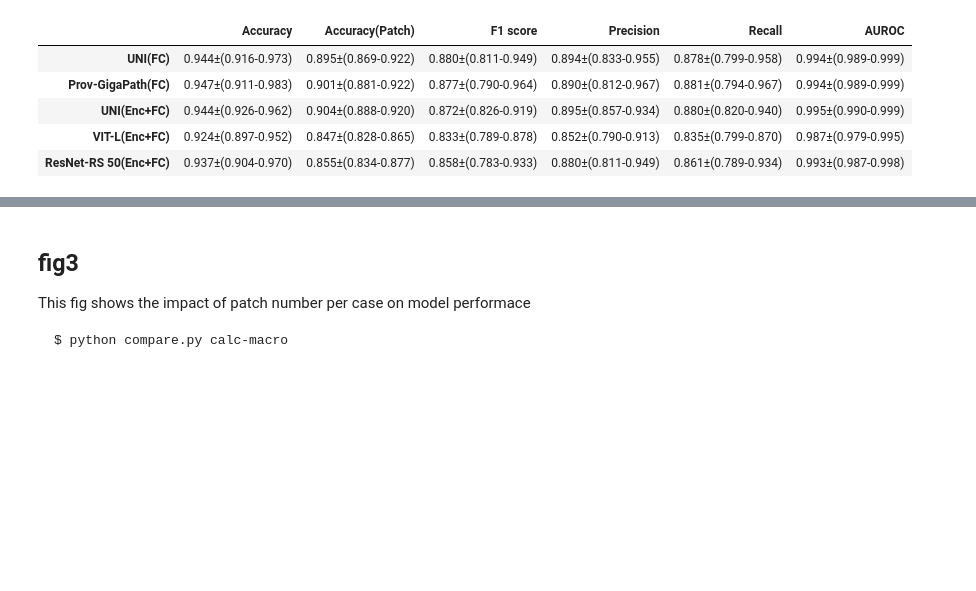
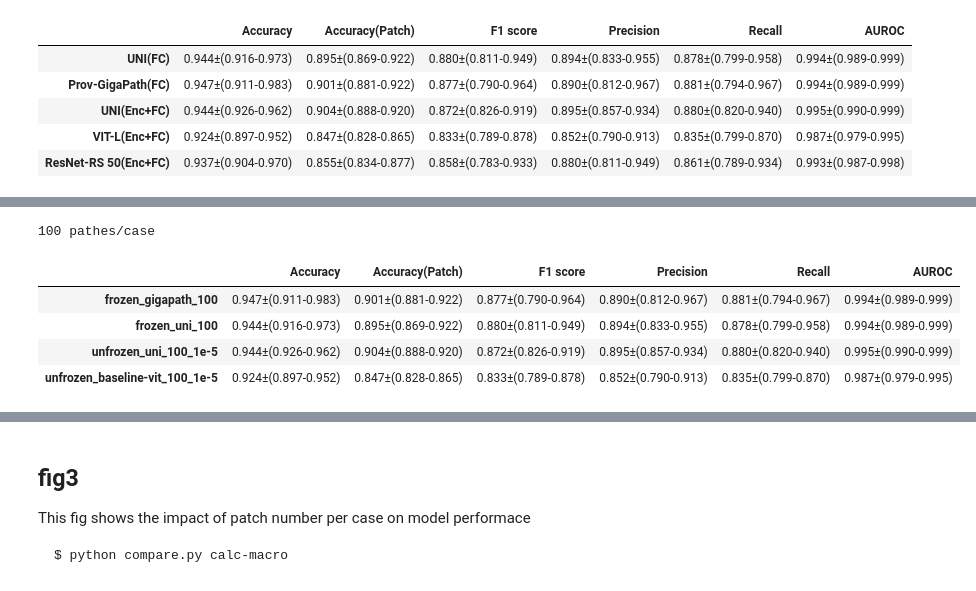
Before and after one commit to endaaman/bt, a Jupyter notebook: fig.ipynb, the cells around one changed output, grey strips where cells are left out. Saved outputs shown, nothing was run; the diff lists cells and outputs as text; code cells hidden in the pictures; blank space fills up the shorter version.

```diff
--- a/fig.ipynb
+++ b/fig.ipynb
@@ -331,0 +349,16 @@ pd.DataFrame([get_scores(c) for c in conds], index=conds)
+# %%
+print('100 pathes/case')
+conds = [
+    'frozen_gigapath_100',
+    'frozen_uni_100',
+    'unfrozen_uni_100_1e-5',
+    'unfrozen_baseline-vit_100_1e-5', # 100はsuffixなしで 1e-5
+]
+pd.DataFrame([get_scores(c) for c in conds], index=conds)
+# %% [output]
+100 pathes/case
+|  | Accuracy | Accuracy(Patch) | F1 score | Precision | Recall | AUROC |
+| frozen_gigapath_100 | 0.947±(0.911-0.983) | 0.901±(0.881-0.922) | 0.877±(0.790-0.964) | 0.890±(0.812-0.967) | 0.881±(0.794-0.967) | 0.994±(0.989-0.999) |
+| frozen_uni_100 | 0.944±(0.916-0.973) | 0.895±(0.869-0.922) | 0.880±(0.811-0.949) | 0.894±(0.833-0.955) | 0.878±(0.799-0.958) | 0.994±(0.989-0.999) |
+| unfrozen_uni_100_1e-5 | 0.944±(0.926-0.962) | 0.904±(0.888-0.920) | 0.872±(0.826-0.919) | 0.895±(0.857-0.934) | 0.880±(0.820-0.940) | 0.995±(0.990-0.999) |
+| unfrozen_baseline-vit_100_1e-5 | 0.924±(0.897-0.952) | 0.847±(0.828-0.865) | 0.833±(0.789-0.878) | 0.852±(0.790-0.913) | 0.835±(0.799-0.870) | 0.987±(0.979-0.995) |
```
Also changed, not shown: parts of 8 cells of this notebook.
